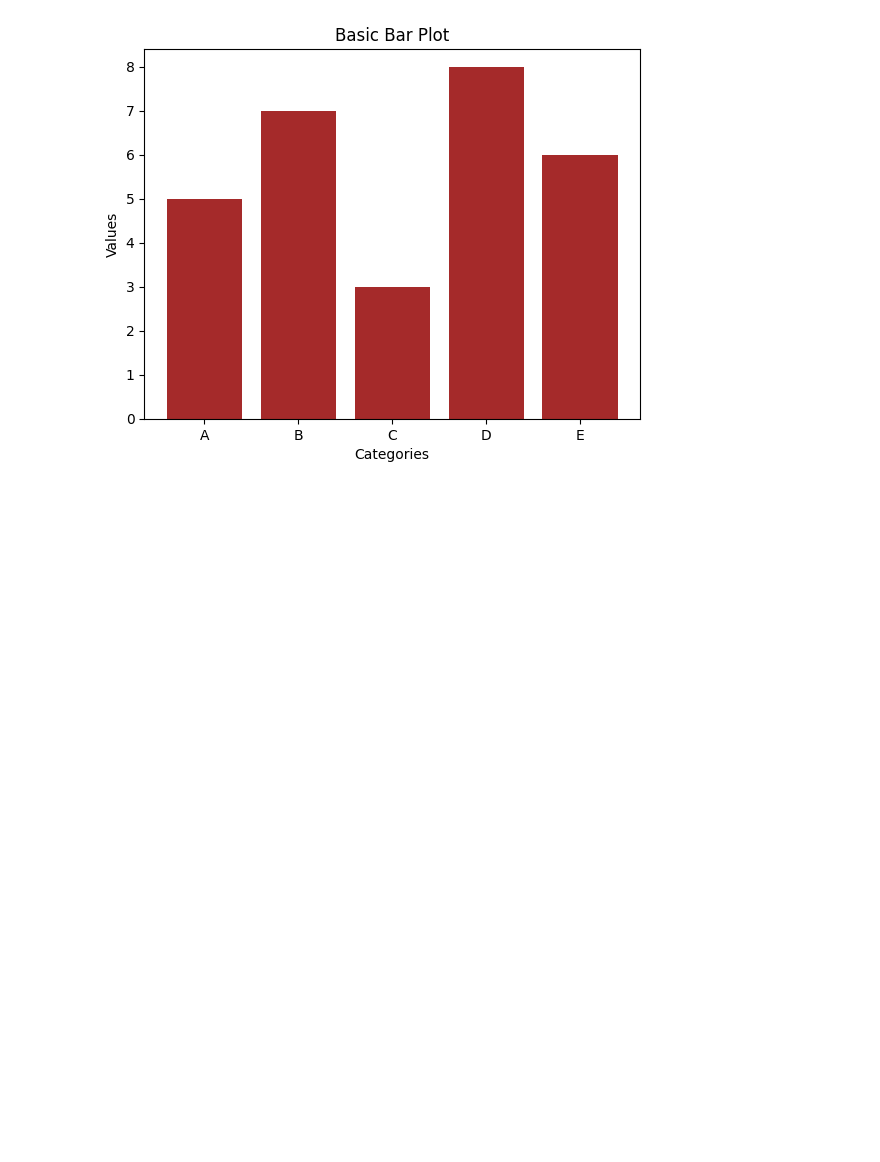
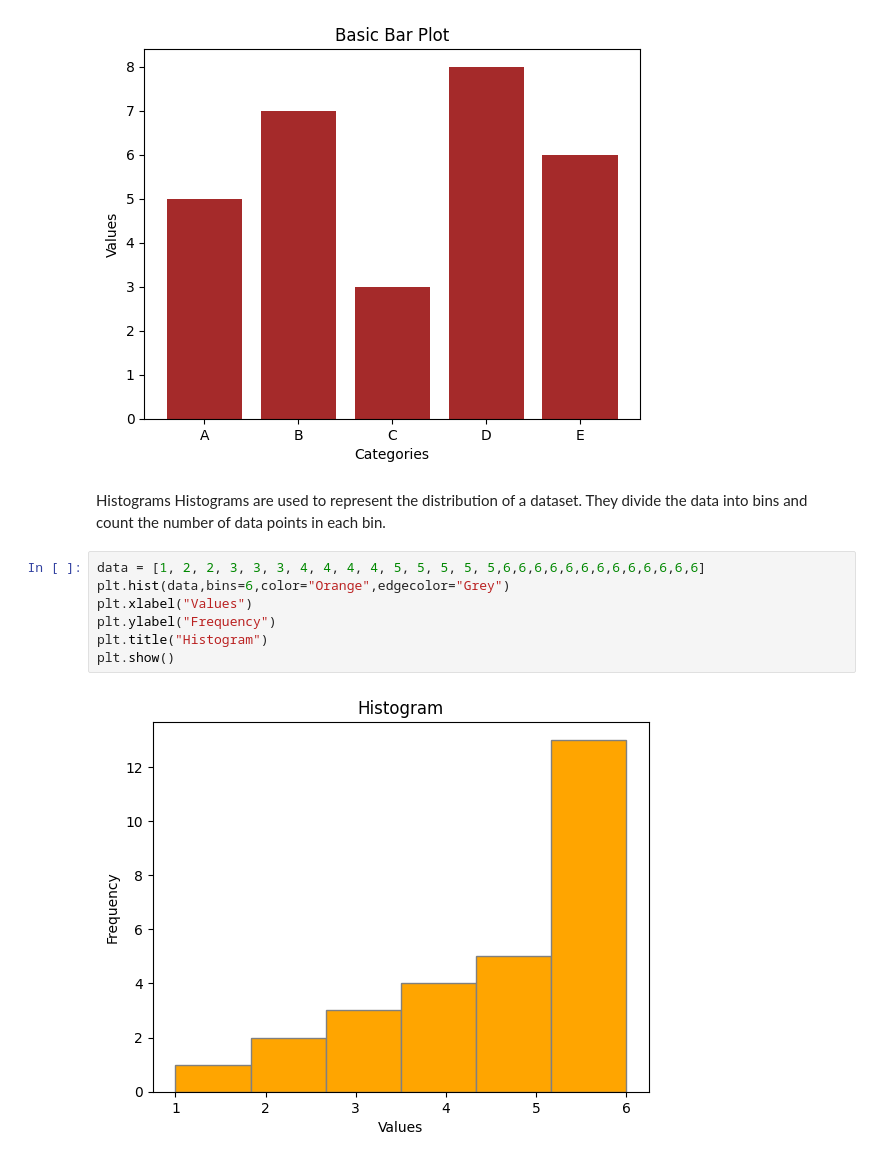
Before and after one commit to sangramshitole07/PythonCourse, a Jupyter notebook: MatplotlibModule5.ipynb, the cells around one changed output. Saved outputs shown, nothing was run; the diff lists cells and outputs as text; blank space fills up the shorter version.

Commit message:
learned about , bar, histograph, plot,scatter,pie

```diff
--- a/MatplotlibModule5.ipynb
+++ b/MatplotlibModule5.ipynb
@@ -116,3 +116,15 @@ plt.title("Basic Bar Plot")
 plt.show()
 # %% [output]
 [figure]
+# %% [markdown]
+Histograms
+Histograms are used to represent the distribution of a dataset. They divide the data into bins and count the number of data points in each bin.
+# %%
+data = [1, 2, 2, 3, 3, 3, 4, 4, 4, 4, 5, 5, 5, 5, 5,6,6,6,6,6,6,6,6,6,6,6,6,6]
+plt.hist(data,bins=6,color="Orange",edgecolor="Grey")
+plt.xlabel("Values")
+plt.ylabel("Frequency")
+plt.title("Histogram")
+plt.show()
+# %% [output]
+[figure, added]
```
Also changed, not shown: parts of 2 cells of this notebook.
